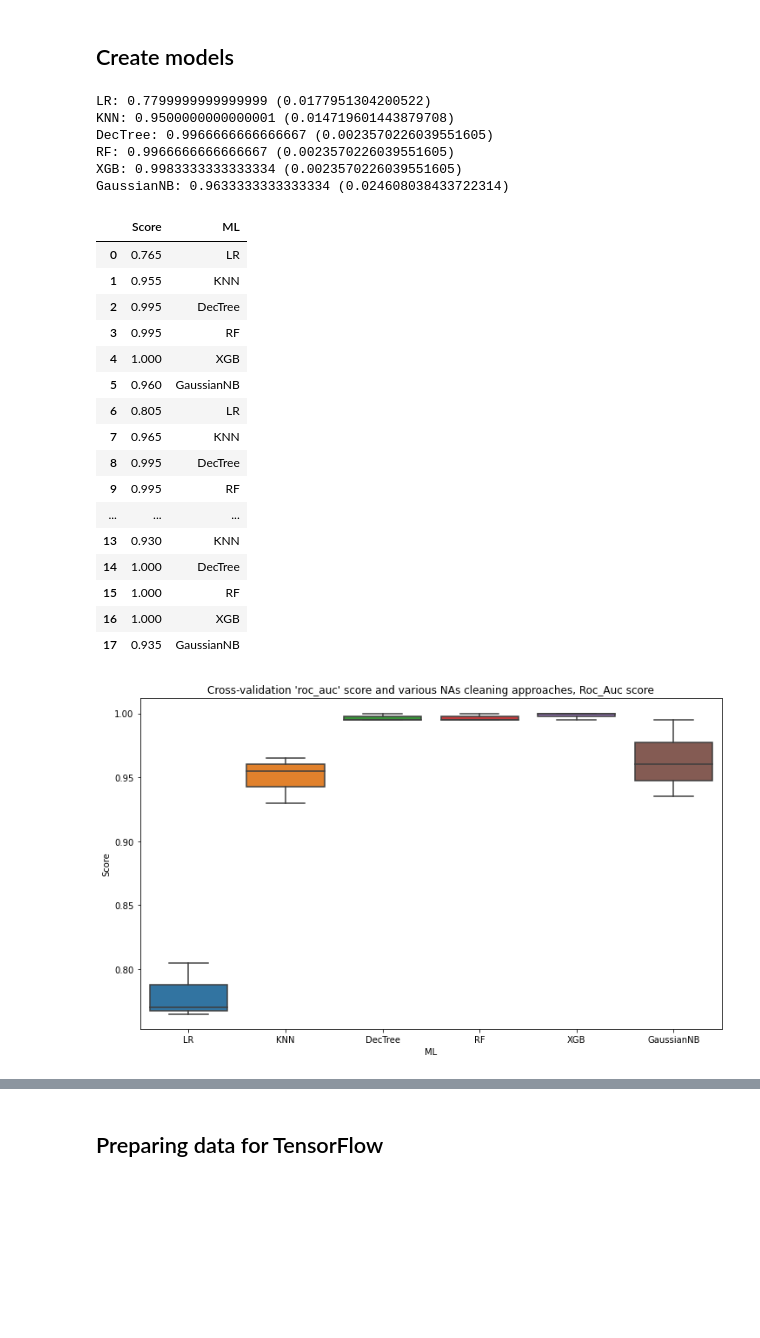
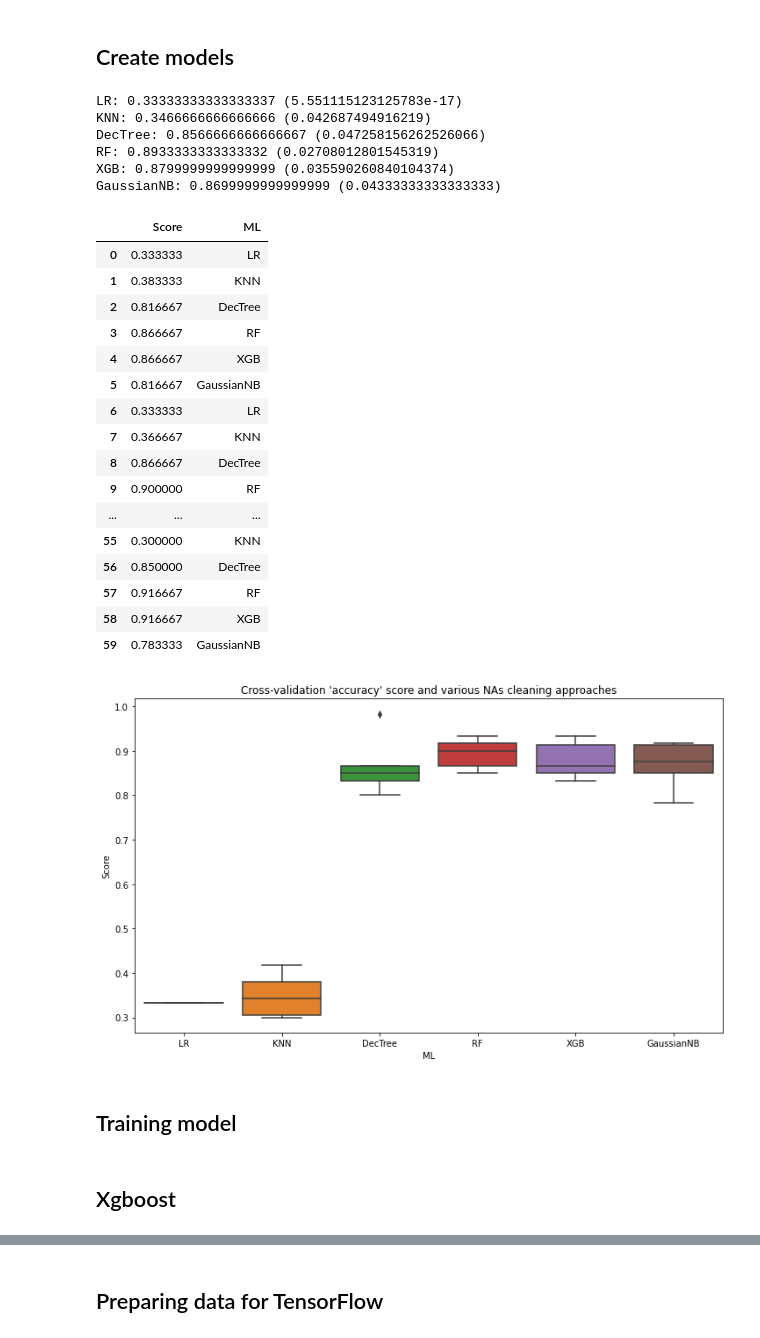
Before and after one commit to bateikoEd/object_recognition, a Jupyter notebook: Lab3/Lab3.ipynb, the cells around one changed output, grey strips where cells are left out. Saved outputs shown, nothing was run; the diff lists cells and outputs as text; code cells hidden in the pictures; blank space fills up the shorter version.

Commit message:
create 2 models

```diff
--- a/Lab3/Lab3.ipynb
+++ b/Lab3/Lab3.ipynb
@@ -437,7 +590,7 @@ models = []
 models.append(('LR', LogisticRegression(solver='saga', penalty='l1', class_weight="balanced")))
 models.append(('KNN', KNeighborsClassifier()))
 models.append(('DecTree', DecisionTreeClassifier()))
-models.append(('RF', RandomForestClassifier(n_estimators = 3)))
+models.append(('RF', RandomForestClassifier()))
 models.append(('XGB', XGBClassifier()))
 models.append(('GaussianNB', GaussianNB()))
 # %%
@@ -457,7 +610,7 @@ def get_score_for_model():
     scoring = 'accuracy'
 
     for name, model in models:
-        strat = StratifiedKFold(n_splits=3, random_state=seed, shuffle=True)
+        strat = StratifiedKFold(n_splits=10, random_state=seed, shuffle=True)
 
         cv_results = cross_val_score(model, X_train, y_train, cv=strat, scoring=scoring, n_jobs=-1)
 
@@ -470,12 +623,12 @@ def get_score_for_model():
 # %%
 results = get_score_for_model()
 # %% [output]
-LR: 0.7799999999999999 (0.0177951304200522)
-KNN: 0.9500000000000001 (0.014719601443879708)
-DecTree: 0.9966666666666667 (0.0023570226039551605)
-RF: 0.9966666666666667 (0.0023570226039551605)
-XGB: 0.9983333333333334 (0.0023570226039551605)
-GaussianNB: 0.9633333333333334 (0.024608038433722314)
+LR: 0.33333333333333337 (5.551115123125783e-17)
+KNN: 0.3466666666666666 (0.042687494916219)
+DecTree: 0.8566666666666667 (0.047258156262526066)
+RF: 0.8933333333333332 (0.02708012801545319)
+XGB: 0.8799999999999999 (0.035590260840104374)
+GaussianNB: 0.8699999999999999 (0.04333333333333333)
 # %%
 def append_res_to_boxplot(results, df):
     i = 0
@@ -492,26 +645,28 @@ df_boxplot = append_res_to_boxplot(results, df_boxplot)
 df_boxplot
 # %% [output]
 |  | Score | ML |
-| 0 | 0.765 | LR |
-| 1 | 0.955 | KNN |
-| 2 | 0.995 | DecTree |
-| 3 | 0.995 | RF |
-| 4 | 1.000 | XGB |
-| 5 | 0.960 | GaussianNB |
-| 6 | 0.805 | LR |
-| 7 | 0.965 | KNN |
-| 8 | 0.995 | DecTree |
-| 9 | 0.995 | RF |
+| 0 | 0.333333 | LR |
+| 1 | 0.383333 | KNN |
+| 2 | 0.816667 | DecTree |
+| 3 | 0.866667 | RF |
+| 4 | 0.866667 | XGB |
+| 5 | 0.816667 | GaussianNB |
+| 6 | 0.333333 | LR |
+| 7 | 0.366667 | KNN |
+| 8 | 0.866667 | DecTree |
+| 9 | 0.900000 | RF |
 | ... | ... | ... |
-| 13 | 0.930 | KNN |
-| 14 | 1.000 | DecTree |
-| 15 | 1.000 | RF |
-| 16 | 1.000 | XGB |
-| 17 | 0.935 | GaussianNB |
+| 55 | 0.300000 | KNN |
+| 56 | 0.850000 | DecTree |
+| 57 | 0.916667 | RF |
+| 58 | 0.916667 | XGB |
+| 59 | 0.783333 | GaussianNB |
 # %%
 # Plotting the results
 plt.figure(figsize=(12,7))
-plt.title("Cross-validation 'roc_auc' score and various NAs cleaning approaches, Roc_Auc score")
+plt.title("Cross-validation 'accuracy' score and various NAs cleaning approaches")
 sns.boxplot(data = df_boxplot, x = 'ML',y='Score');
 # %% [output]
-[figure, old version]
+[figure, new version]
+# %% [markdown]
+## Training model
@@ -517,0 +683,2 @@ sns.boxplot(data = df_boxplot, x = 'ML',y='Score');
+# %% [markdown]
+## Xgboost
```
Also changed, not shown: parts of 52 cells of this notebook, 6 other files.
